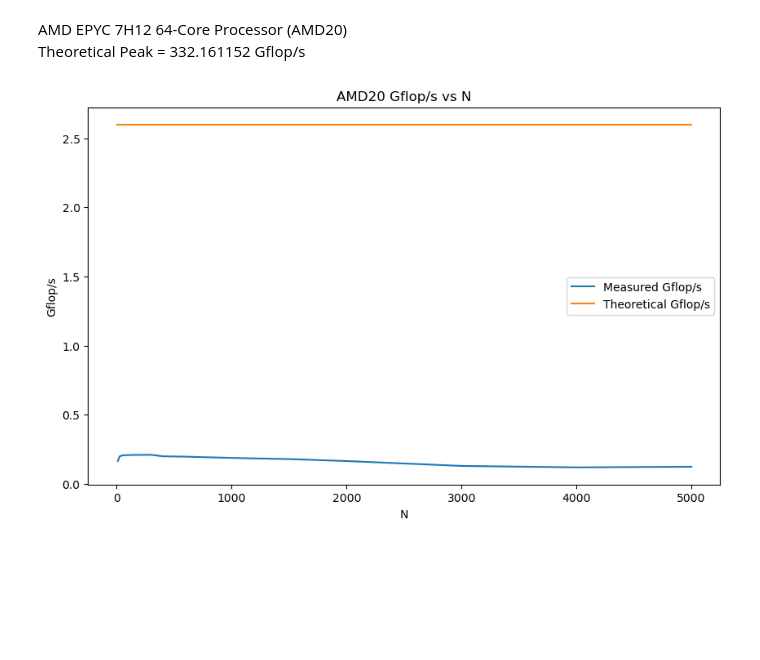
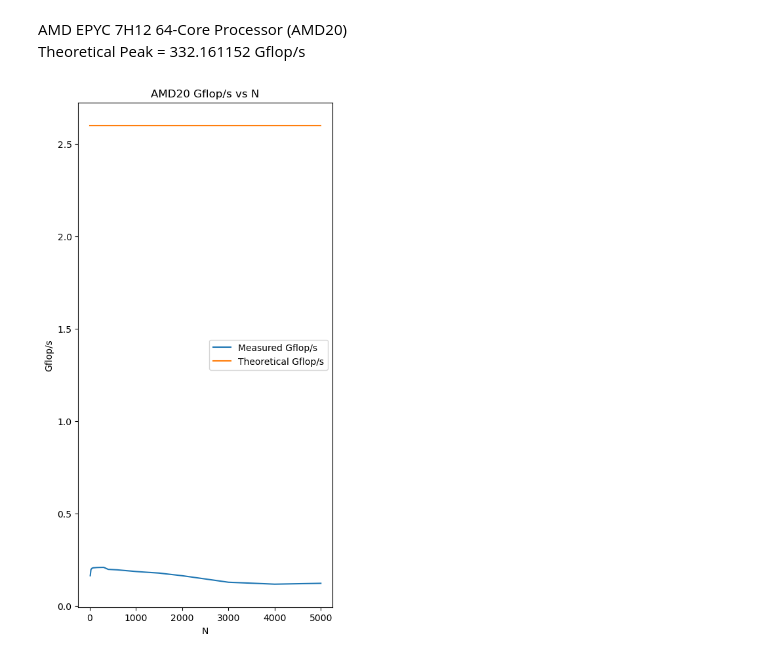
Before and after one commit to cmse822/project-1-team5-1, a Jupyter notebook: part1/plot.ipynb, the cells around one changed output. Saved outputs shown, nothing was run; the diff lists cells and outputs as text; code cells hidden in the pictures; blank space fills up the shorter version.

```diff
--- a/part1/plot.ipynb
+++ b/part1/plot.ipynb
@@ -26,14 +26,14 @@ Theoretical Peak = 332.161152 Gflop/s
 # %%
 Ns = [1,10,25,50,80,100,150,200,300,400,600,1000,1200,1500,2000,3000,4000,5000]
 Gflops = [float('inf'),0.164483,0.197994,0.20508,0.207166,0.207408,0.208514,0.208995,0.20955,0.198611,0.195936,0.186956,0.183494,0.178537,0.164265,0.129024,0.118527,0.123058]
 
-plt.figure(figsize=(10, 12))
+plt.figure(figsize=(5, 10))
 plt.plot(Ns, Gflops, label='Measured Gflop/s')
 plt.plot(Ns, [2.60] * len(Ns), label='Theoretical Gflop/s')
 plt.title('AMD20 Gflop/s vs N')
 plt.xlabel('N')
 plt.ylabel('Gflop/s')
 plt.legend()
 plt.show()
 # %% [output]
-[figure, old version]
+[figure, new version]
```
Also changed, not shown: parts of 1 cell of this notebook, 2 other files.
